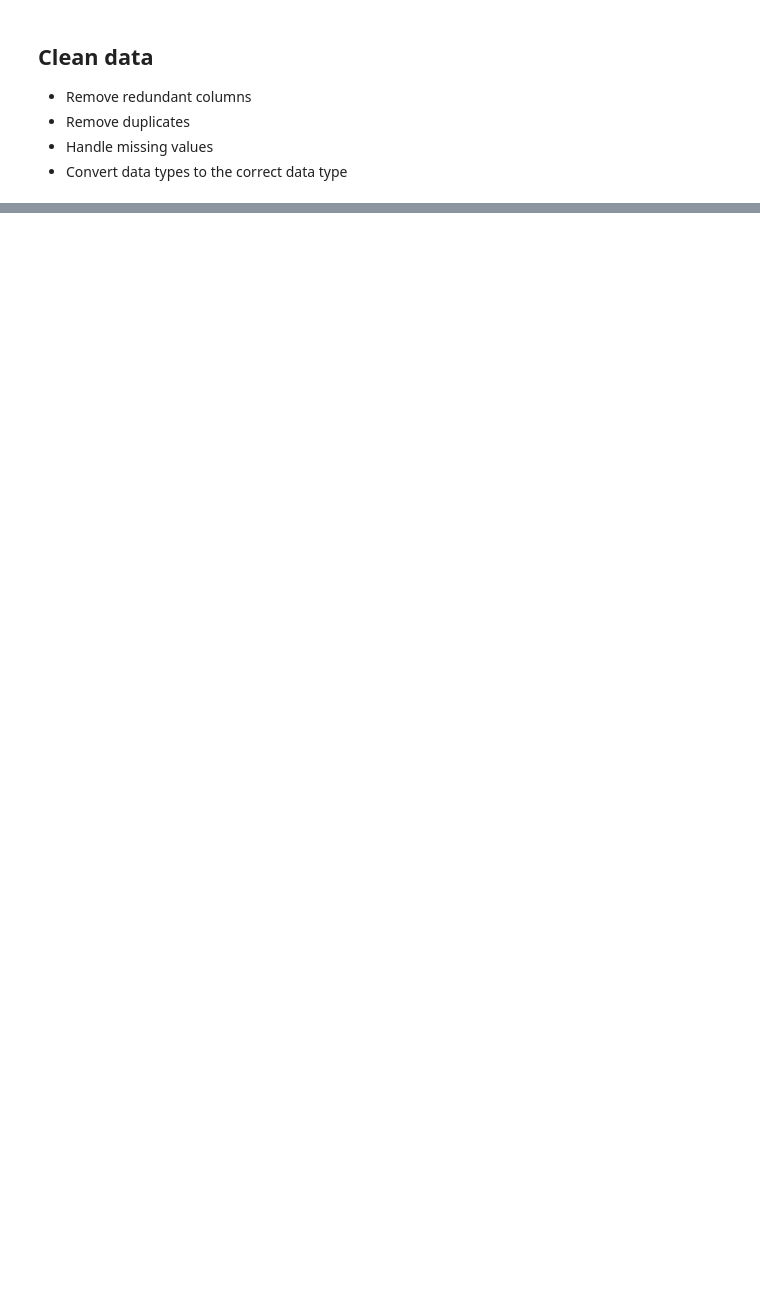
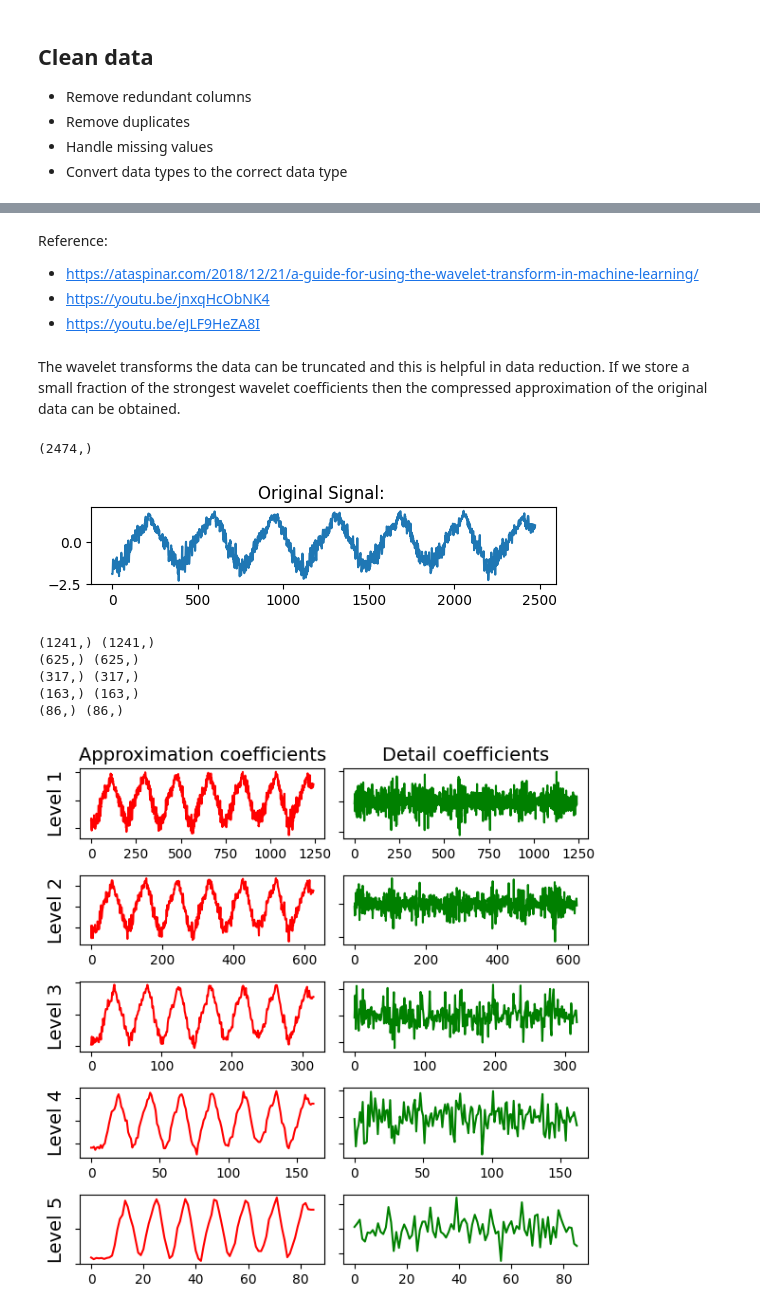
Before and after one commit to nghiavuPrac/DBM301, a Jupyter notebook: Assigment/data_processing.ipynb, the cells around one changed output, grey strips where cells are left out. Cells and saved outputs as stored; diff of their text form; code cells hidden in the pictures; blank space fills up the shorter version.

```diff
--- a/Assigment/data_processing.ipynb
+++ b/Assigment/data_processing.ipynb
@@ -58,0 +99,47 @@ df.describe()
+# %% [markdown]
+Reference:
+- https://ataspinar.com/2018/12/21/a-guide-for-using-the-wavelet-transform-in-machine-learning/
+- https://youtu.be/jnxqHcObNK4
+- https://youtu.be/eJLF9HeZA8I
+# %% [markdown]
+The wavelet transforms the data can be truncated and this is helpful in data reduction. If we store a small fraction of the strongest wavelet coefficients then the compressed approximation of the original data can be obtained.
+# %%
+import pywt
+signal = df["Temparature_std"].values.squeeze()
+time = df.index.to_numpy()
+# %%
+print(signal.shape)
+# %% [output]
+(2474,)
+# %%
+
+fig, ax = plt.subplots(figsize=(6,1))
+ax.set_title("Original Signal: ")
+ax.plot(signal)
+plt.show()
+
+data = signal
+waveletname = 'db5'
+
+fig, axarr = plt.subplots(nrows=5, ncols=2, figsize=(6,6))
+for ii in range(5):
+    (data, coeff_d) = pywt.dwt(data, waveletname)
+    print(data.shape,coeff_d.shape)
+    axarr[ii, 0].plot(data, 'r')
+    axarr[ii, 1].plot(coeff_d, 'g')
+    axarr[ii, 0].set_ylabel("Level {}".format(ii + 1), fontsize=14, rotation=90)
+    axarr[ii, 0].set_yticklabels([])
+    if ii == 0:
+        axarr[ii, 0].set_title("Approximation coefficients", fontsize=14)
+        axarr[ii, 1].set_title("Detail coefficients", fontsize=14)
+    axarr[ii, 1].set_yticklabels([])
+plt.tight_layout()
+plt.show()
+# %% [output]
+[figure, added]
+(1241,) (1241,)
+(625,) (625,)
+(317,) (317,)
+(163,) (163,)
+(86,) (86,)
+[figure, added]
```
Also changed, not shown: parts of 17 cells of this notebook, 5 other files.
